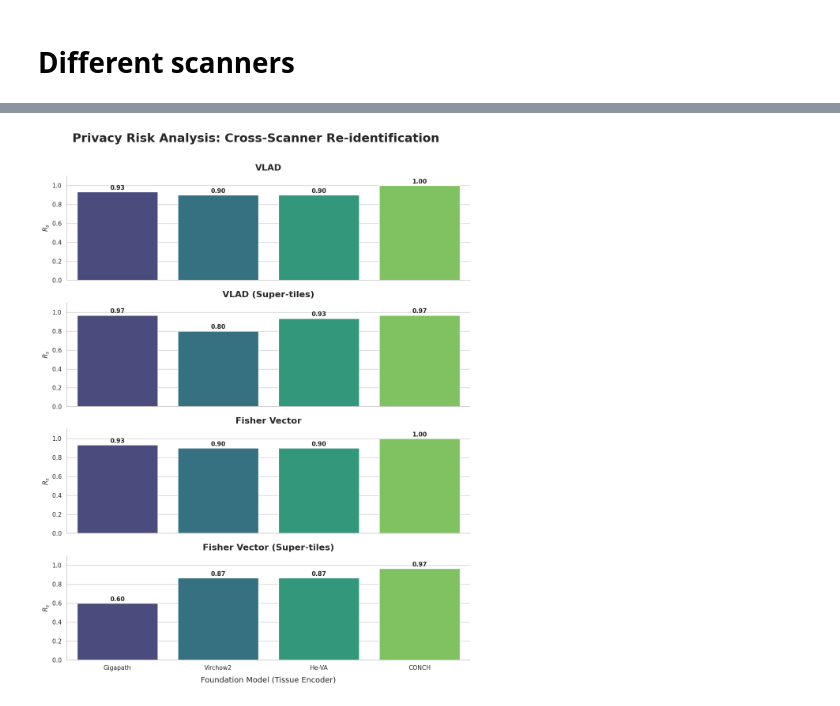
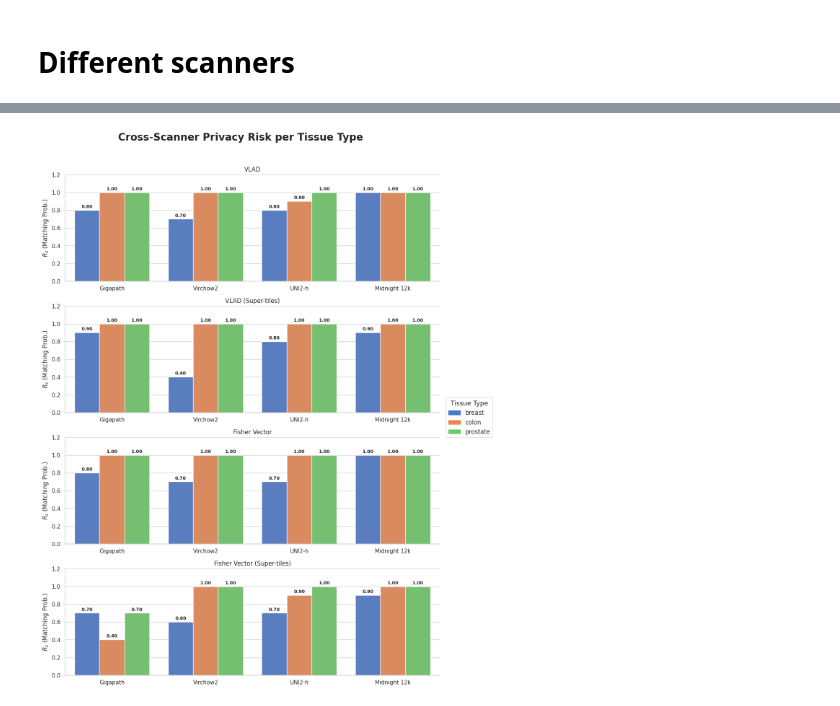
Before and after one commit to RationAI/similarity, a Jupyter notebook: examples/analyze.ipynb, the cells around one changed output, grey strips where cells are left out. Cells and saved outputs as stored; diff of their text form; code cells hidden in the pictures.

Commit message:
feat: added tissue to different scanners graph

```diff
--- a/examples/analyze.ipynb
+++ b/examples/analyze.ipynb
@@ -1364,9 +1364,10 @@ df_results.to_csv("test.csv")
 # %%
 import matplotlib.pyplot as plt
 import seaborn as sns
+import matplotlib.patches as mpatches
 
 if not df_results.empty:
-    # --- 1. MAPOVÁNÍ NÁZVŮ ---
+    # --- 1. MAPOVÁNÍ NOVÝCH NÁZVŮ ---
     nice_method_names = {
         "vlad_default": "VLAD",
         "vlad_default_super": "VLAD (Super-tiles)",
@@ -1374,74 +1375,86 @@ if not df_results.empty:
         "fisher_default_super": "Fisher Vector (Super-tiles)"
     }
 
-    # Encoder mapping (uprav podle reality)
+    # Aktualizované názvy enkodérů
     nice_encoder_names = {
         "Encoder 0": "Gigapath",
         "Encoder 1": "Virchow2",
-        "Encoder 2": "He-VA",
-        "Encoder 3": "CONCH"
+        "Encoder 2": "UNI2-h",
+        "Encoder 3": "Midnight 12k"
     }
 
     df_results['method_nice'] = df_results['method'].map(nice_method_names).fillna(df_results['method'])
     df_results['encoder_name'] = df_results['enc'].map(nice_encoder_names).fillna(df_results['enc'])
 
-    # Seřazení metod, aby šly v logickém pořadí pod sebou
+    # Seřazení
     methods_order = ["VLAD", "VLAD (Super-tiles)", "Fisher Vector", "Fisher Vector (Super-tiles)"]
     df_results['method_nice'] = pd.Categorical(df_results['method_nice'], categories=methods_order, ordered=True)
     df_results = df_results.sort_values(['method_nice', 'enc'])
 
-    # --- 2. GRAF (Layout 1x4 pro A4) ---
+    # --- 2. GRAF ---
     sns.set_theme(style="whitegrid")
 
-    # col_wrap=1 zajistí, že budou pod sebou
-    # aspect=3 zajistí, že grafy budou široké a nízké, což na A4 vypadá skvěle
     g = sns.catplot(
         data=df_results,
         x="encoder_name",
         y="rs_value",
         col="method_nice",
-        hue="encoder_name",
+        hue="type",
         kind="bar",
-        height=3.5,     # Výška jednoho podgrafu
-        aspect=3.2,     # Poměr šířka/výška (široké nudle pod sebou)
-        col_wrap=1,     # Vše v jednom sloupci
+        height=3.8,
+        aspect=3.0,
+        col_wrap=1,
         sharey=True,
-        palette="viridis",
+        sharex=False,   # Důležité: umožní nezávislé osy X
+        palette="muted",
         errorbar=None,
         legend=False
     )
 
-    # --- 3. KOSMETIKA ---
     g.set_titles(col_template="{col_name}")
+    g.set_ylabels("$R_s$ (Matching Prob.)")
 
+    # --- 3. ÚPRAVA KAŽDÉ OSY ZVLÁŠŤ ---
     for ax in g.axes.flat:
-        # Název metody vpravo nahoře nebo uprostřed
-        ax.set_title(ax.get_title(), fontsize=16, fontweight='bold', pad=10)
-        ax.set_ylabel("$R_s$", fontsize=12)
-        ax.set_xlabel("") # Odstraníme popisky osy X u horních grafů pro čistotu
-        ax.set_ylim(0, 1.1)
+        ax.set_ylim(0, 1.2)
+
+        # Vynucení popisků osy X pod KAŽDÝM grafem
+        ax.tick_params(labelbottom=True)
+        ax.set_xlabel("", fontsize=11)
 
         # Hodnoty nad sloupce
         for p in ax.patches:
             val = p.get_height()
             if val > 0:
                 ax.annotate(f'{val:.2f}',
                             (p.get_x() + p.get_width() / 2., val),
                             ha='center', va='center',
                             xytext=(0, 7),
                             textcoords='offset points',
-                            fontsize=11, fontweight='bold')
+                            fontsize=9, fontweight='bold')
 
-    # Nastavíme popisek osy X jen pro úplně poslední graf
-    g.axes.flat[-1].set_xlabel("Foundation Model (Tissue Encoder)", fontsize=14, labelpad=10)
+    # --- 4. LEGENDA A TITULEK ---
+    # Legendu dáme doprava nahoru, aby nezavazela
+    palette = sns.color_palette("muted")
+    tissues = sorted(df_results['type'].unique())
+    patches = [mpatches.Patch(color=palette[i], label=t) for i, t in enumerate(tissues)]
 
-    plt.suptitle("Privacy Risk Analysis: Cross-Scanner Re-identification",
-                 fontsize=22, fontweight='bold', y=1.01)
+    # Použijeme g.fig.legend pro umístění vzhledem k celému obrázku
+    g.fig.legend(
+        handles=patches,
+        title="Tissue Type",
+        loc='center right',          # Umístění vpravo uprostřed
+        bbox_to_anchor=(1.12, 0.5),   # x=1.12 (vpravo za grafy), y=0.5 (střed výšky)
+        ncol=1,
+        fontsize=12,
+        title_fontsize=13,
+        frameon=True
+    )
 
-    # Uložení přímo v rozměrech A4 (cca 8.27 x 11.69 palců)
-    # plt.gcf().set_size_inches(8.27, 11.69)
+    plt.suptitle("Cross-Scanner Privacy Risk per Tissue Type",
+                 fontsize=20, fontweight='bold', y=1.02)
 
     plt.tight_layout()
     plt.show()
 # %% [output]
-[figure, old version]
+[figure, new version]
```
